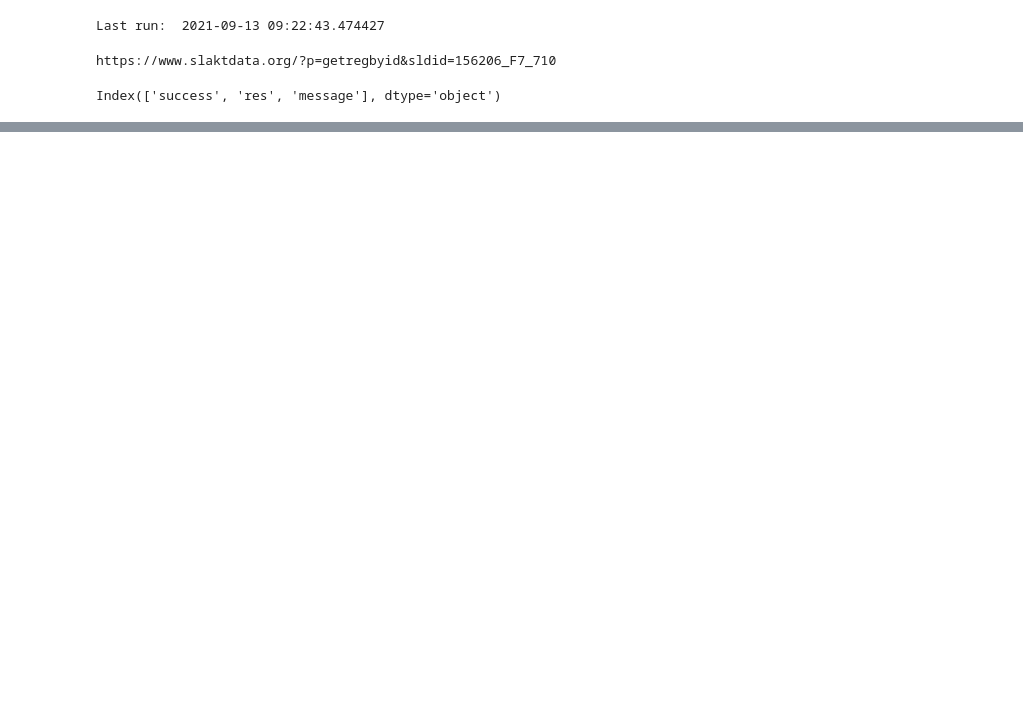
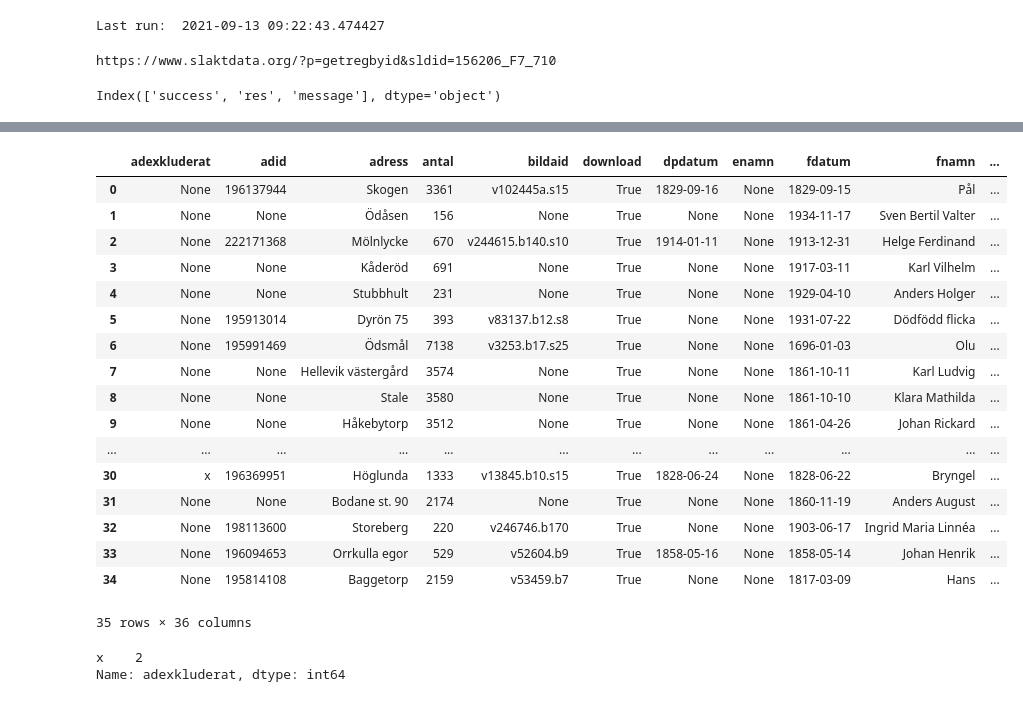
Before and after one commit to salgo60/slaktdata, a Jupyter notebook: Jupyter/Slaktdata.ipynb, the cells around one changed output, grey strips where cells are left out. Drawn from its saved outputs; the diff is of its cells as text; code cells hidden in the pictures; blank space fills up the shorter version.

```diff
--- a/Jupyter/Slaktdata.ipynb
+++ b/Jupyter/Slaktdata.ipynb
@@ -47,8 +26,0 @@ Name: res, dtype: object
-# %%
-url= "https://portrattarkiv.se/endpoints/search.php"
-
-
-encoded_body = json.dumps({
-        "fsg": "Röke",
-        "lansbokstav": "K",
-    })
@@ -54,0 +29,13 @@ encoded_body = json.dumps({
+# %%
+from tqdm.notebook import trange
+dfList = []
+for slakdatanr in trange(100000,200000): #test
+    url = urlbase + "/?p=getregbyid&sldid=" + str(slakdatanr) + "_F7_710"
+    r = http.request('GET', url,
+                    headers={'Content-Type': 'application/json'})
+    if len(r.data) > 400:
+        print (url,len(r.data))
+        df=pd.read_json(r.data)
+        dfList.append(df["res"].to_frame().T)
+dfTot = pd.concat(dfList, ignore_index=True)
+dfTot.info()
@@ -54,0 +60,26 @@ encoded_body = json.dumps({
+# %%
+dfTot
+# %% [output]
+|  | adexkluderat | adid | adress | antal | bildaid | download | dpdatum | enamn | fdatum | fnamn | ... |
+| 0 | None | 196137944 | Skogen | 3361 | v102445a.s15 | True | 1829-09-16 | None | 1829-09-15 | Pål | ... |
+| 1 | None | None | Ödåsen | 156 | None | True | None | None | 1934-11-17 | Sven Bertil Valter | ... |
+| 2 | None | 222171368 | Mölnlycke | 670 | v244615.b140.s10 | True | 1914-01-11 | None | 1913-12-31 | Helge Ferdinand | ... |
+| 3 | None | None | Kåderöd | 691 | None | True | None | None | 1917-03-11 | Karl Vilhelm | ... |
+| 4 | None | None | Stubbhult | 231 | None | True | None | None | 1929-04-10 | Anders Holger | ... |
+| 5 | None | 195913014 | Dyrön 75 | 393 | v83137.b12.s8 | True | None | None | 1931-07-22 | Dödfödd flicka | ... |
+| 6 | None | 195991469 | Ödsmål | 7138 | v3253.b17.s25 | True | None | None | 1696-01-03 | Olu | ... |
+| 7 | None | None | Hellevik västergård | 3574 | None | True | None | None | 1861-10-11 | Karl Ludvig | ... |
+| 8 | None | None | Stale | 3580 | None | True | None | None | 1861-10-10 | Klara Mathilda | ... |
+| 9 | None | None | Håkebytorp | 3512 | None | True | None | None | 1861-04-26 | Johan Rickard | ... |
+| ... | ... | ... | ... | ... | ... | ... | ... | ... | ... | ... | ... |
+| 30 | x | 196369951 | Höglunda | 1333 | v13845.b10.s15 | True | 1828-06-24 | None | 1828-06-22 | Bryngel | ... |
+| 31 | None | None | Bodane st. 90 | 2174 | None | True | None | None | 1860-11-19 | Anders August | ... |
+| 32 | None | 198113600 | Storeberg | 220 | v246746.b170 | True | None | None | 1903-06-17 | Ingrid Maria Linnéa | ... |
+| 33 | None | 196094653 | Orrkulla egor | 529 | v52604.b9 | True | 1858-05-16 | None | 1858-05-14 | Johan Henrik | ... |
+| 34 | None | 195814108 | Baggetorp | 2159 | v53459.b7 | True | None | None | 1817-03-09 | Hans | ... |
+35 rows × 36 columns
+# %%
+dfTot["adexkluderat"].value_counts()
+# %% [output]
+x    2
+Name: adexkluderat, dtype: int64
```
Also changed, not shown: parts of 14 cells of this notebook.
